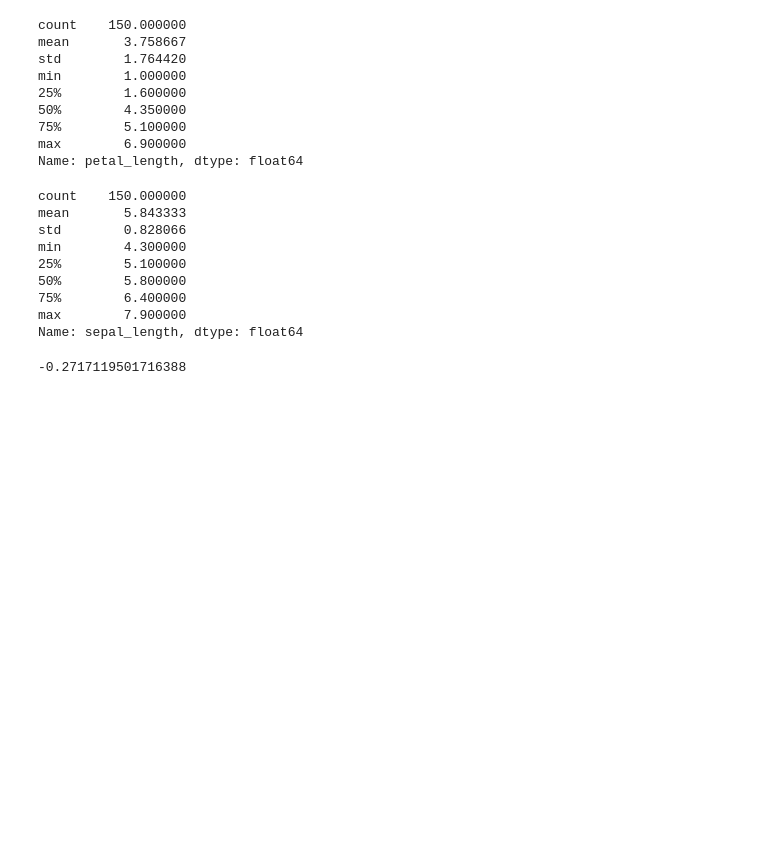
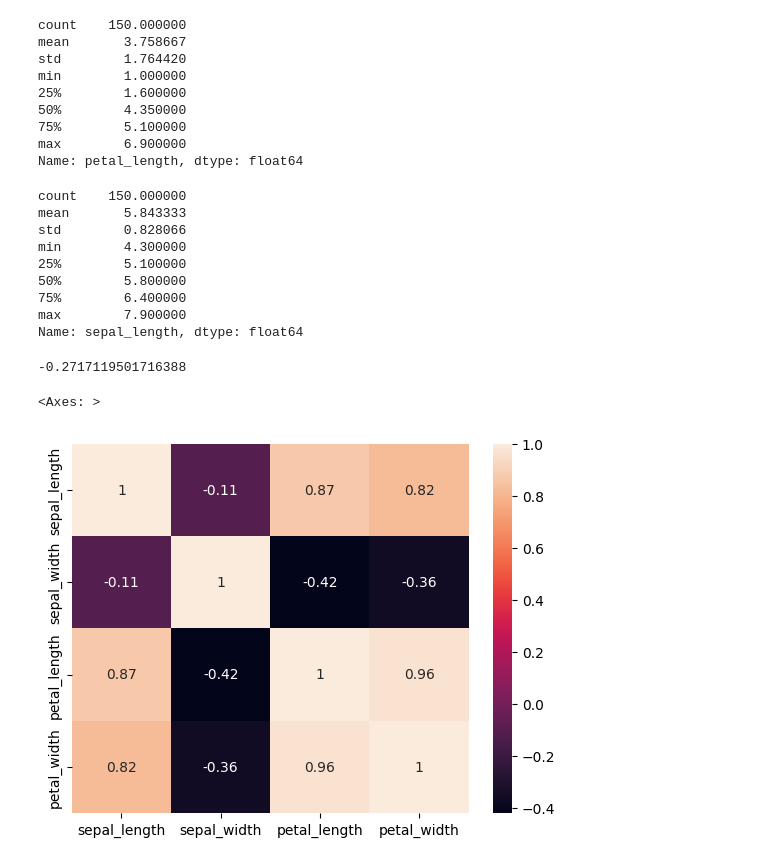
Before and after one commit to gaurav-750/Sixth_Sem_Assignments, a Jupyter notebook: DSBDA/Assignment_12.ipynb, the cells around one changed output. Saved outputs shown, nothing was run; the diff lists cells and outputs as text; code cells hidden in the pictures; blank space fills up the shorter version.

```diff
--- a/DSBDA/Assignment_12.ipynb
+++ b/DSBDA/Assignment_12.ipynb
@@ -105,3 +106,8 @@ from scipy.stats import skew
 skew(df['petal_length'])
 # %% [output]
 -0.2717119501716388
+# %%
+sns.heatmap(df.corr(), annot=True)
+# %% [output]
+<Axes: >
+[figure, added]
```
Also changed, not shown: parts of 1 cell of this notebook, 4 other files.
